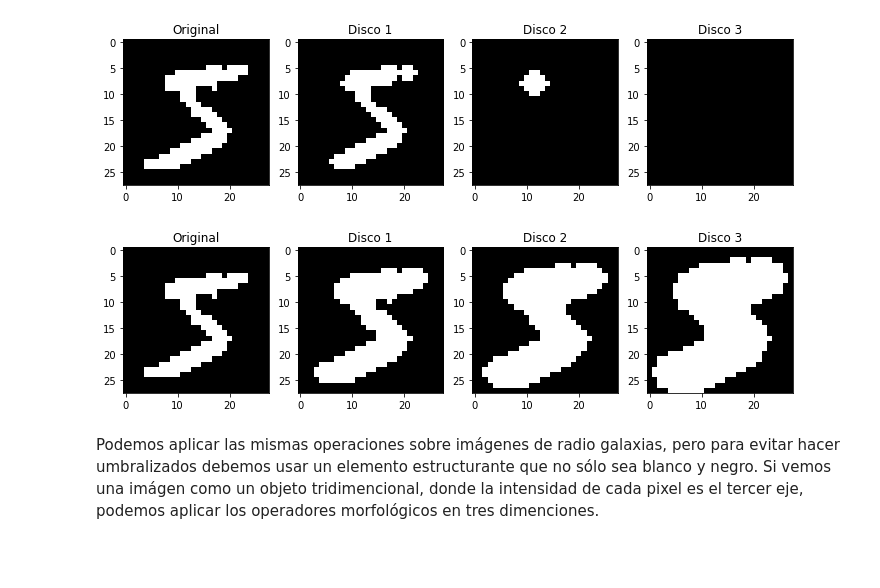
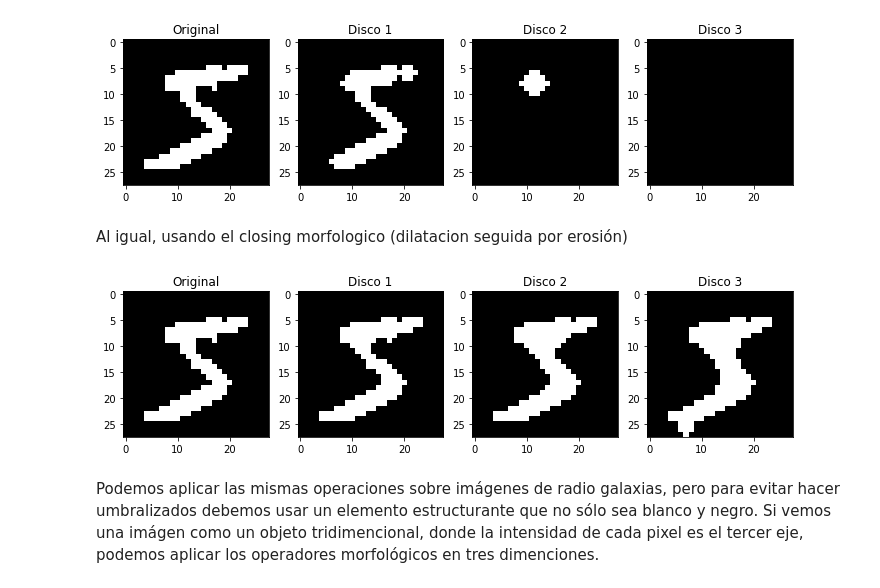
Before and after one commit to nottu/verano, a Jupyter notebook: notebook/morpho.ipynb, the cells around one changed output. Saved outputs shown, nothing was run; the diff lists cells and outputs as text; code cells hidden in the pictures; blank space fills up the shorter version.

```diff
--- a/notebook/morpho.ipynb
+++ b/notebook/morpho.ipynb
@@ -40,0 +57,11 @@ plt.show()
+# %%
+import skimage.morphology as morpho
+f, ax = plt.subplots(1, 3, figsize=(12,15))
+d1 = morpho.disk(2)
+ax[0].set_title('Elemento')
+ax[0].imshow(d1, cmap='gray')
+ax[1].set_title('Original')
+ax[1].imshow(im1, cmap='gray')
+ax[2].set_title('Erosion')
+ax[2].imshow(morpho.erosion(im1), cmap='gray')
+plt.show()
@@ -52,20 +96,22 @@ for i in range(1, 4):
 plt.show()
 # %% [output]
 [figure]
+# %% [markdown]
+Al igual, usando el closing morfologico (dilatacion seguida por erosión)
 # %%
 import skimage.morphology as morpho
 f, ax = plt.subplots(1, 4, figsize=(12,15))
 ax[0].imshow(im1, cmap='gray') #umbral fijo para el ejemplo
 ax[0].set_title('Original')
 for i in range(1, 4):
     d1 = morpho.disk(i)
-    imo = morpho.dilation(im1, d1)
+    imo = morpho.closing(im1, d1)
     ax[i].imshow(imo, cmap='gray')
     st = 'Disco ' + str(i)
     ax[i].set_title(st)
 plt.show()
 # %% [output]
-[figure, old version]
+[figure, new version]
 # %% [markdown]
 Podemos aplicar las mismas operaciones sobre imágenes de radio galaxias, pero para evitar hacer umbralizados debemos usar un elemento estructurante que no sólo sea blanco y negro. Si vemos una imágen como un objeto tridimencional, donde la intensidad de cada pixel es el tercer eje, podemos aplicar los operadores morfológicos en tres dimenciones.
 # %%
```
Also changed, not shown: parts of 18 cells of this notebook.
